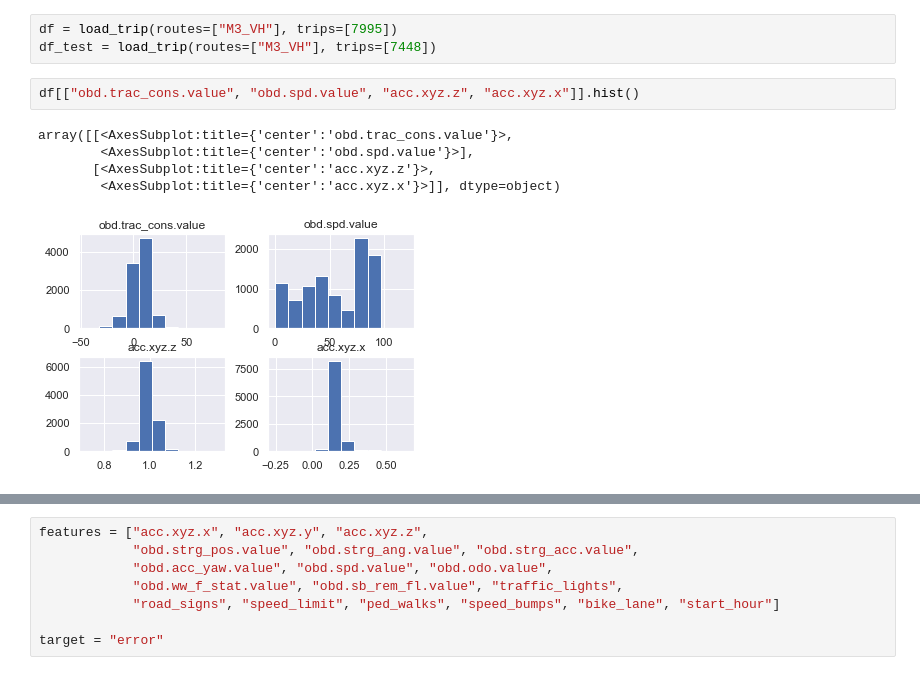
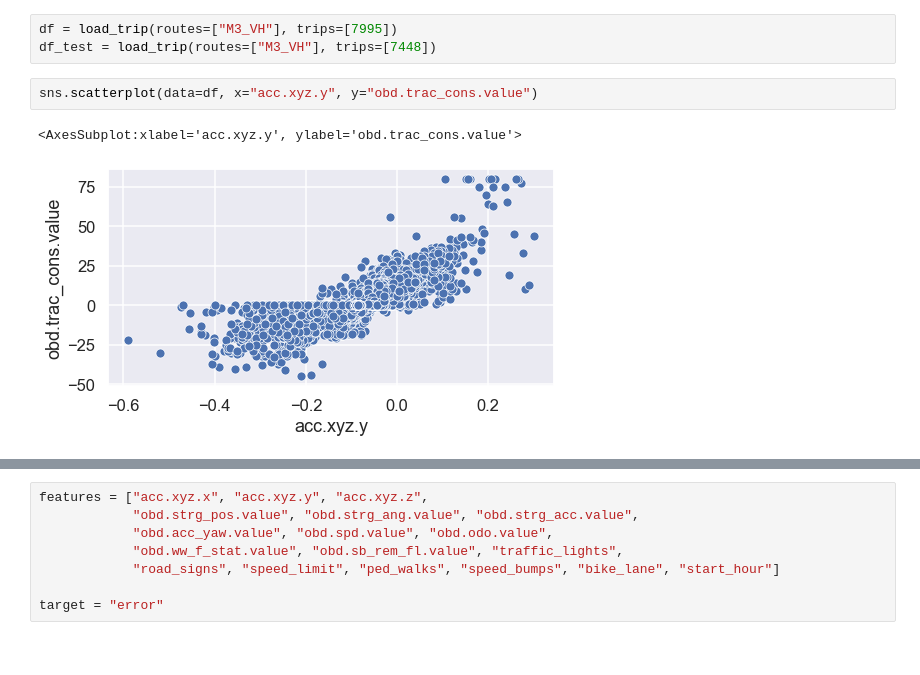
Before and after one commit to simonmoesorensen/energy-consumption-project, a Jupyter notebook: notebooks/physical_model.ipynb, the cells around one changed output, grey strips where cells are left out. Drawn from its saved outputs; the diff is of its cells as text.

```diff
--- a/notebooks/physical_model.ipynb
+++ b/notebooks/physical_model.ipynb
@@ -58,11 +59,8 @@ def load_trip(routes, trips):
 # %%
 df = load_trip(routes=["M3_VH"], trips=[7995])
 df_test = load_trip(routes=["M3_VH"], trips=[7448])
-# %%
-df[["obd.trac_cons.value", "obd.spd.value", "acc.xyz.z", "acc.xyz.x"]].hist()
-# %% [output]
-array([[<AxesSubplot:title={'center':'obd.trac_cons.value'}>,
-        <AxesSubplot:title={'center':'obd.spd.value'}>],
-       [<AxesSubplot:title={'center':'acc.xyz.z'}>,
-        <AxesSubplot:title={'center':'acc.xyz.x'}>]], dtype=object)
-[figure, removed]
+# %%
+sns.scatterplot(data=df, x="acc.xyz.y", y="obd.trac_cons.value")
+# %% [output]
+<AxesSubplot:xlabel='acc.xyz.y', ylabel='obd.trac_cons.value'>
+[figure, added]
```
Also changed, not shown: parts of 12 cells of this notebook.
